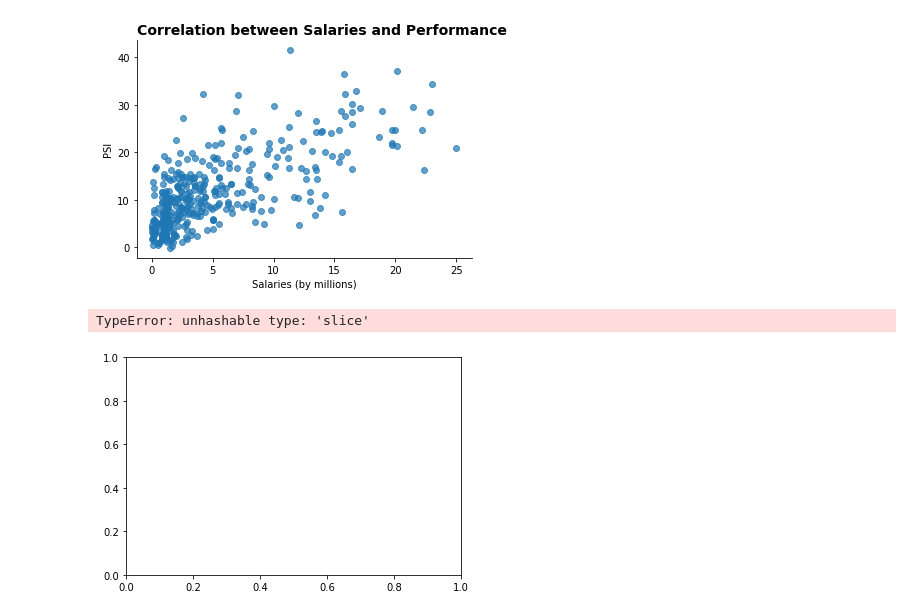
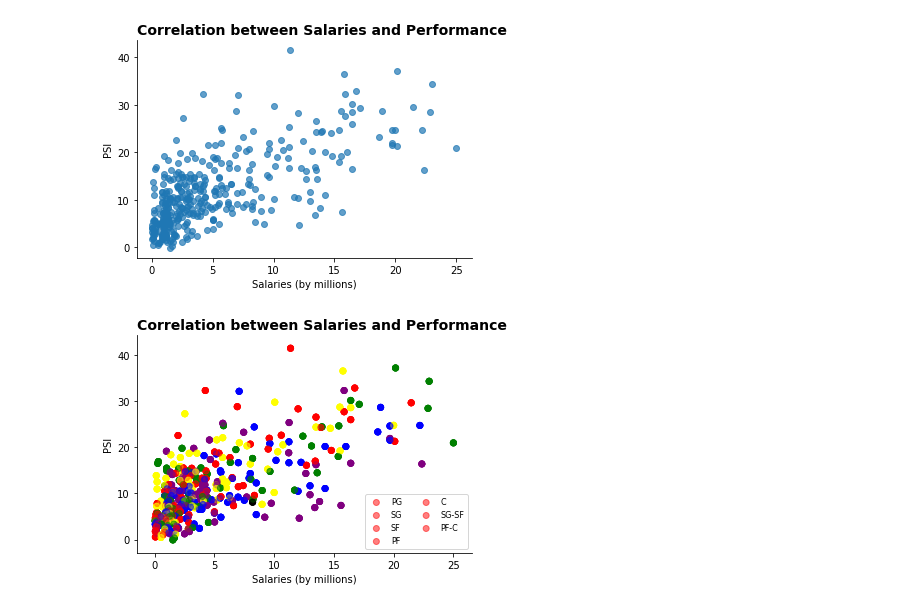
Before and after one commit to alim2022/NBA_Salr_Bask, a Jupyter notebook: PSI.ipynb, the cells around one changed output. Cells and saved outputs as stored; diff of their text form; code cells hidden in the pictures.

Commit message:
added colored scatter plot,bug in legend

```diff
--- a/PSI.ipynb
+++ b/PSI.ipynb
@@ -19,6 +19,12 @@ Newdf["PTS"] = (3*Newdf["3P"] + 2*Newdf["2P"] + Newdf["FT"])
 Newdf["PSI"] = 1.2*Newdf["PTS"] + 0.9*Newdf["FG"] - 0.3*Newdf["FGA"] - (Newdf["FTA"]-Newdf["FT"]) + 0.4*Newdf["ORB"] + 0.2*Newdf["DRB"] + Newdf["STL"] + 0.6*Newdf["AST"] + 0.2*Newdf["BLK"] - 0.4*Newdf["PF"] - 1.2*Newdf["TOV"]
 # %%
 Newdf["SIM"] = (pd.to_numeric(Newdf["SALARY"]))*0.000001
+# %%
+posList = Newdf["Pos"].tolist()
+# %%
+posList
+dic = {"PG":"red", "SG":"yellow", "SF":"green", "PF":"blue", "C": "purple", "SG-SF":"brown", "PF-C":"black"}
+colorList = [dic.get(colors, colors) for colors in posList]
 # %%
 Newdf
 # %% [output]
@@ -78,25 +83,37 @@ ax.spines["top"].set_visible(False)
 plt.show()
 # %% [output]
 [figure]
-# %%
-fig, ax = plt.subplots()
-
-
-ax.scatter(Newdf["SIM"], Newdf["PSI"], c=Newdf[:,2], alpha= 0.70)
-
-cbar = plt.colorbar()
-
-ax.set_title('Correlation between Salaries and Performance', loc='left', fontsize=14, fontweight = "bold")
-
-ax.set_xlabel("Salaries (by millions)")
-ax.set_ylabel("PSI")
-
-ax.spines["right"].set_visible(False)
-ax.spines["top"].set_visible(False)
-
-plt.show()
-# %% [output]
-TypeError: unhashable type: 'slice'
-[figure, removed]
+# %%
+fig, ax = plt.subplots()
+
+ax.scatter(Newdf["SIM"], Newdf["PSI"], color=colorList, alpha= 0.5)
+
+ax.set_title('Correlation between Salaries and Performance', loc='left', fontsize=14, fontweight = "bold")
+
+ax.set_xlabel("Salaries (by millions)")
+ax.set_ylabel("PSI")
+
+ax.spines["right"].set_visible(False)
+ax.spines["top"].set_visible(False)
+
+red = plt.scatter(Newdf["SIM"], Newdf["PSI"], color=colorList, alpha= 0.5)
+yellow = plt.scatter(Newdf["SIM"], Newdf["PSI"], color=colorList, alpha= 0.5)
+green  = plt.scatter(Newdf["SIM"], Newdf["PSI"], color=colorList, alpha= 0.5)
+blue  = plt.scatter(Newdf["SIM"], Newdf["PSI"], color=colorList, alpha= 0.5)
+purple  = plt.scatter(Newdf["SIM"], Newdf["PSI"], color=colorList, alpha= 0.5)
+brown = plt.scatter(Newdf["SIM"], Newdf["PSI"], color=colorList, alpha= 0.5)
+black = plt.scatter(Newdf["SIM"], Newdf["PSI"], color=colorList, alpha= 0.5)
+
+
+plt.legend((red, yellow, green, blue, purple, brown, black),
+           ('PG', 'SG', 'SF', 'PF', 'C', 'SG-SF', 'PF-C'),
+           scatterpoints=1,
+           loc='lower right',
+           ncol=2,
+           fontsize=8)
+
+plt.show()
+# %% [output]
+[figure, added]
 # %%
 # ax2 = Newdf.plot.scatter(x='SIM',y='PSI',c='Pos',colormap = 'viridis')
```
Also changed, not shown: parts of 2 cells of this notebook.
